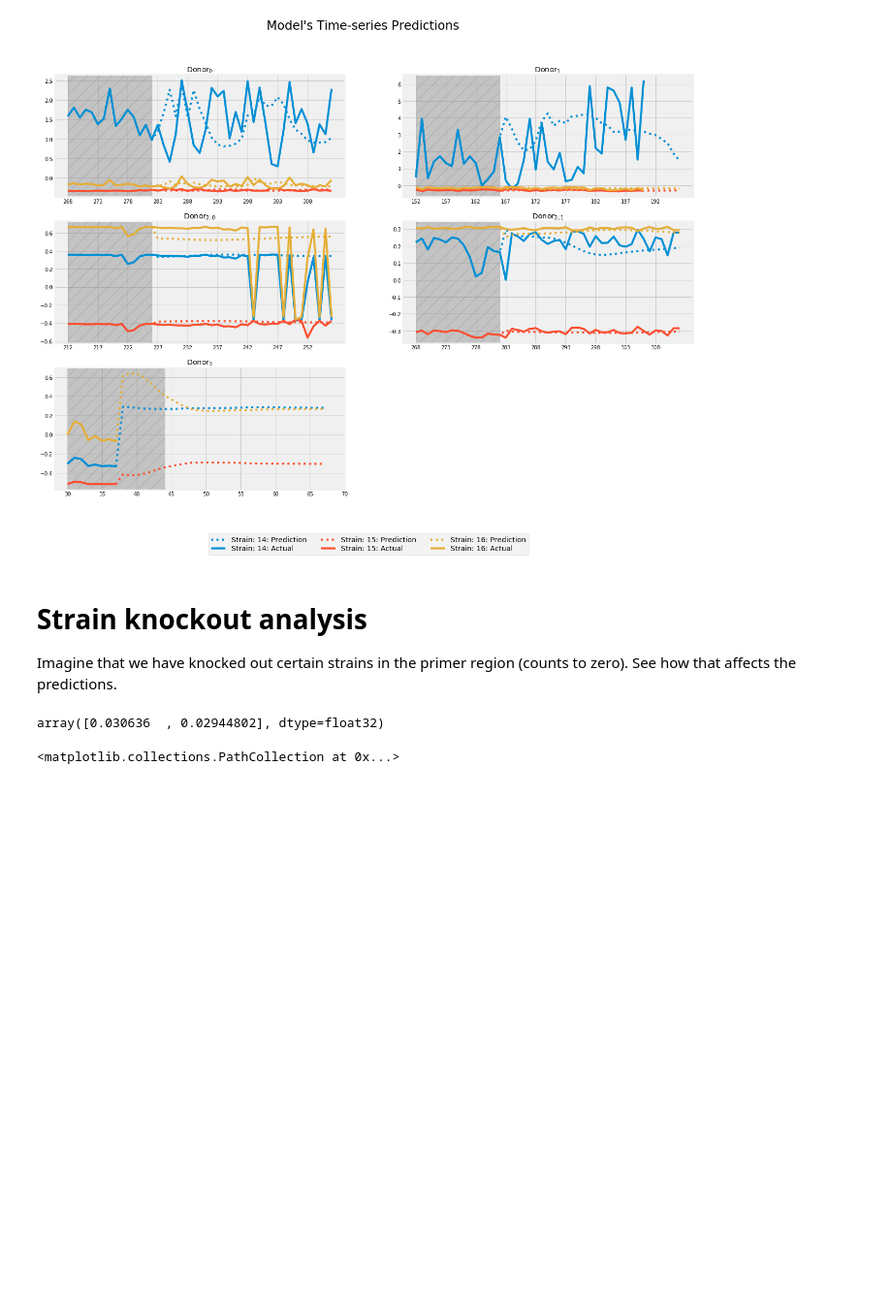
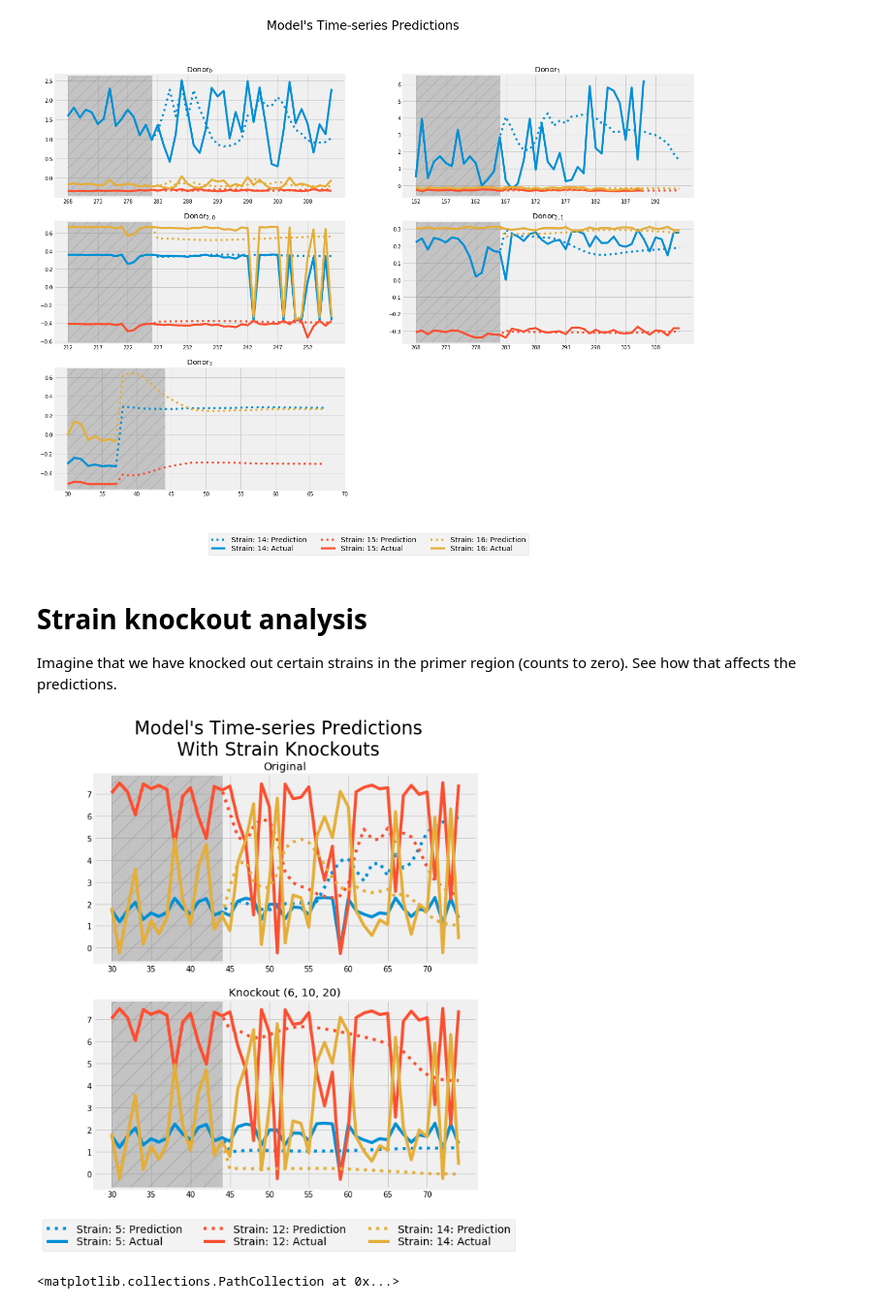
Before and after one commit to michaelwiest/microbiome-rnn, a Jupyter notebook: notebooks/Model Evaluator.ipynb, the cells around one changed output. Shown at 97% size. Saved outputs shown, nothing was run; the diff lists cells and outputs as text; code cells hidden in the pictures; blank space fills up the shorter version.

```diff
--- a/notebooks/Model Evaluator.ipynb
+++ b/notebooks/Model Evaluator.ipynb
@@ -214,8 +210,0 @@ compressor_vals = model.strain_compressor[0].weight.data.cpu().numpy()
-# %%
-# Do PCA on the data
-pca = PCA(n_components=2)
-pca.fit(compressor_vals.T)
-trans = pca.transform(compressor_vals.T)
-pca.explained_variance_ratio_
-# %% [output]
-array([0.030636  , 0.02944802], dtype=float32)
@@ -222,3 +222,47 @@ array([0.030636  , 0.02944802], dtype=float32)
+# %%
+primer, comparison = get_primer_and_comparison_data(otu_handler,
+                                                        which_sample,
+                                                        start_index,
+                                                        primer_len,
+                                                        predict_length)
+# %%
+primerKO = primer.copy()
+
+# Where to perform the knockouts
+knockouts = range(0, 4)
+knockouts = [6, 10, 20]
+
+knockout_val = -5
+
+primerKO[knockouts, :, :] = knockout_val
+# %%
+fig, ax = plt.subplots(2, 1, figsize=(8, 10))
+axl = ax.flatten()
+
+ko_labels = ['Original', 'Knockout ({})'.format(', '.join([str(s) for s in knockouts]))]
+
+for i, p in enumerate([primer, primerKO]):
+    dream = model.daydream(p, predict_len=predict_length)
+    if i == 0:
+        for j, ri in enumerate(r):
+            axl[i].plot(dream[ri, :, 0].T, ls=':', c=colors[j], label='{}: Prediction'.format(labels[j]))
+            axl[i].plot(comparison[ri, :].T, c=colors[j], label='{}: Actual'.format(labels[j]))
+    else:
+        for j, ri in enumerate(r):
+            axl[i].plot(dream[ri, :, 0].T, ls=':', c=colors[j], label='_nolegend_')
+            axl[i].plot(comparison[ri, :].T, c=colors[j], label='_nolegend_')
+    axl[i].axvspan(0, (primer_len) - 1, alpha=0.4, color='gray',
+                label='_nolegend_', hatch='/')
+    axl[i].set_xticks(list(range(primer_len + predict_length))[::5])
+    axl[i].set_xticklabels(list(range(start_index, start_index + primer_len + predict_length))[::5])
+    axl[i].set_title(ko_labels[i])
+
+
+fig.legend(loc='lower center', ncol=len(r), labelspacing=0.2, fontsize=14)
+plt.suptitle('Model\'s Time-series Predictions\nWith Strain Knockouts', fontsize=24)
+plt.show()
+# %% [output]
+[figure, added]
 # %%
 plt.scatter(trans[:, 0], trans[:, 1])
 # %% [output]
```
Also changed, not shown: parts of 2 cells of this notebook.
